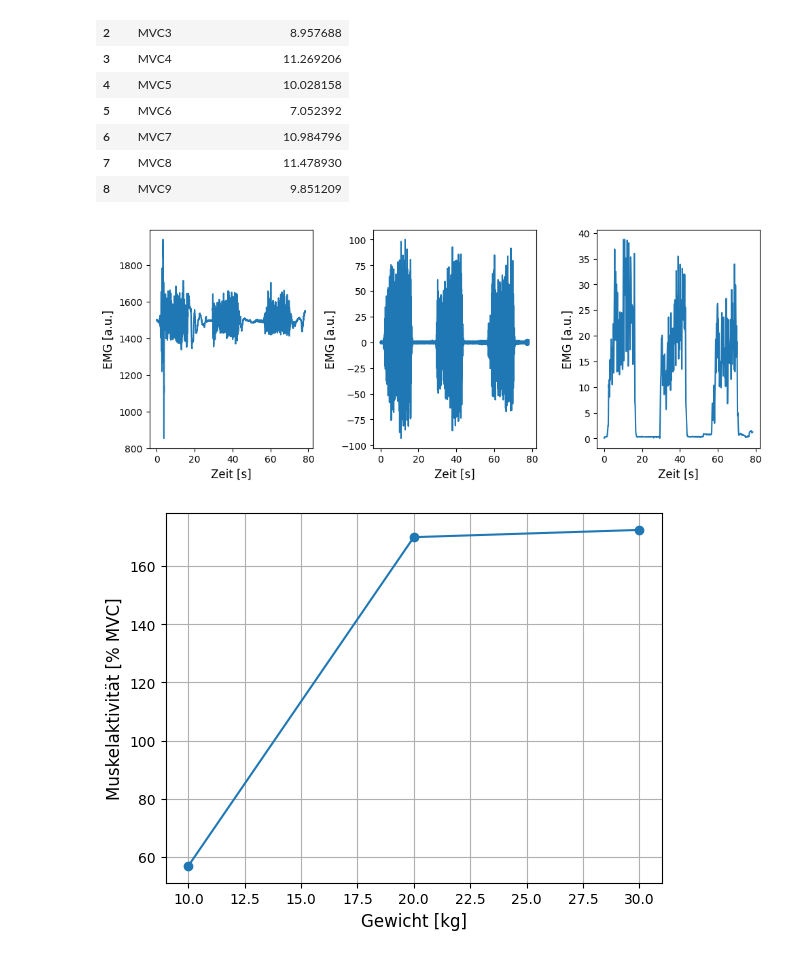
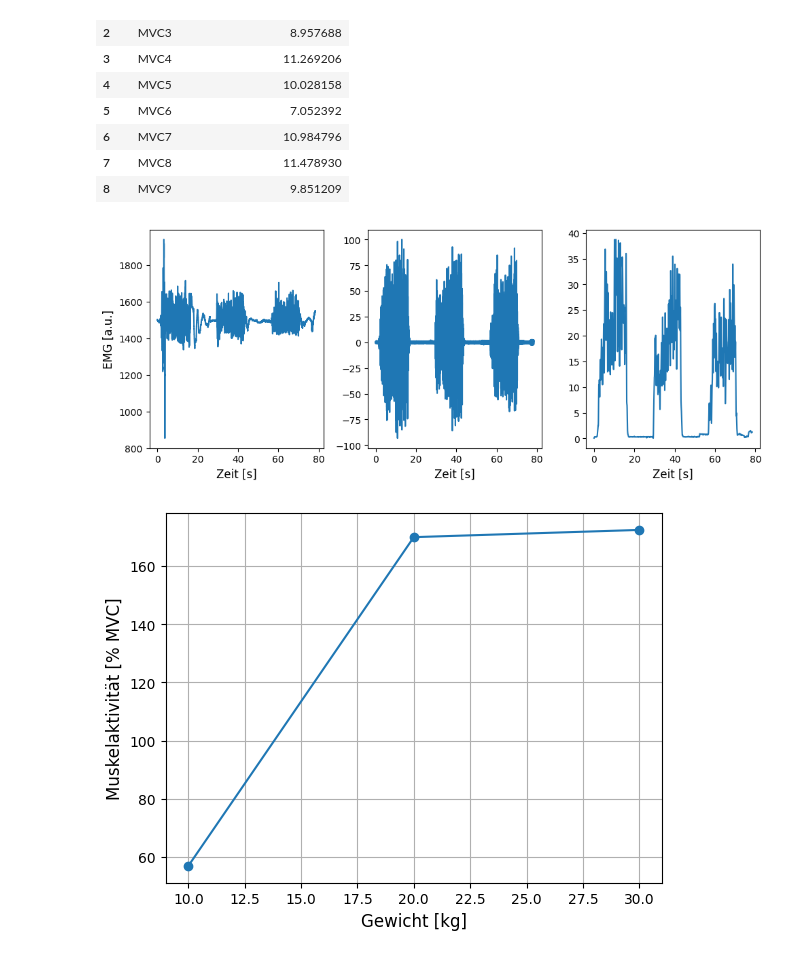
Before and after one commit to Gabse213/Biosignal_Lab_3, a Jupyter notebook: Lab3/MainCode3.ipynb, the cells around one changed output. Cells and saved outputs as stored; diff of their text form; code cells hidden in the pictures.

```diff
--- a/Lab3/MainCode3.ipynb
+++ b/Lab3/MainCode3.ipynb
@@ -133,33 +134,33 @@ Gemittelte MVC: 10.173966836388331
 # %%
 fs = 1000  # Hz
 t = np.arange(len(mvc_raw_cat)) / fs
 
 
 plt.figure(figsize=(10,4))
 
 plt.subplot(1,3,1)
 plt.plot(t, mvc_raw_cat)
 plt.xlabel("Zeit [s]", fontsize=12)
 plt.ylabel("EMG [a.u.]", fontsize=12)
 #plt.title("Rohsignal (MVC1–MVC3)")
 
 plt.subplot(1,3,2)
 plt.plot(t, mvc_filt_cat)
 plt.xlabel("Zeit [s]", fontsize=12)
-plt.ylabel("EMG [a.u.]", fontsize=12)
+#plt.ylabel("EMG [a.u.]", fontsize=12)
 #plt.title("Gefiltert (MVC1–MVC3)")
 
 plt.subplot(1,3,3)
 plt.plot(t, mvc_env_cat)
 plt.xlabel("Zeit [s]", fontsize=12)
-plt.ylabel("EMG [a.u.]", fontsize=12)
+#plt.ylabel("EMG [a.u.]", fontsize=12)
 #plt.title("Hüllkurve (MVC1–MVC3)")
 
 plt.savefig("MVC_Vorverarbeitung.jpg")
 plt.tight_layout()
 plt.show()
 # %% [output]
-[figure, old version]
+[figure, new version]
 # %%
 
 # Relative Muskelaktivität (Experiment 2)
```
Also changed, not shown: parts of 8 cells of this notebook, 1 other file.
